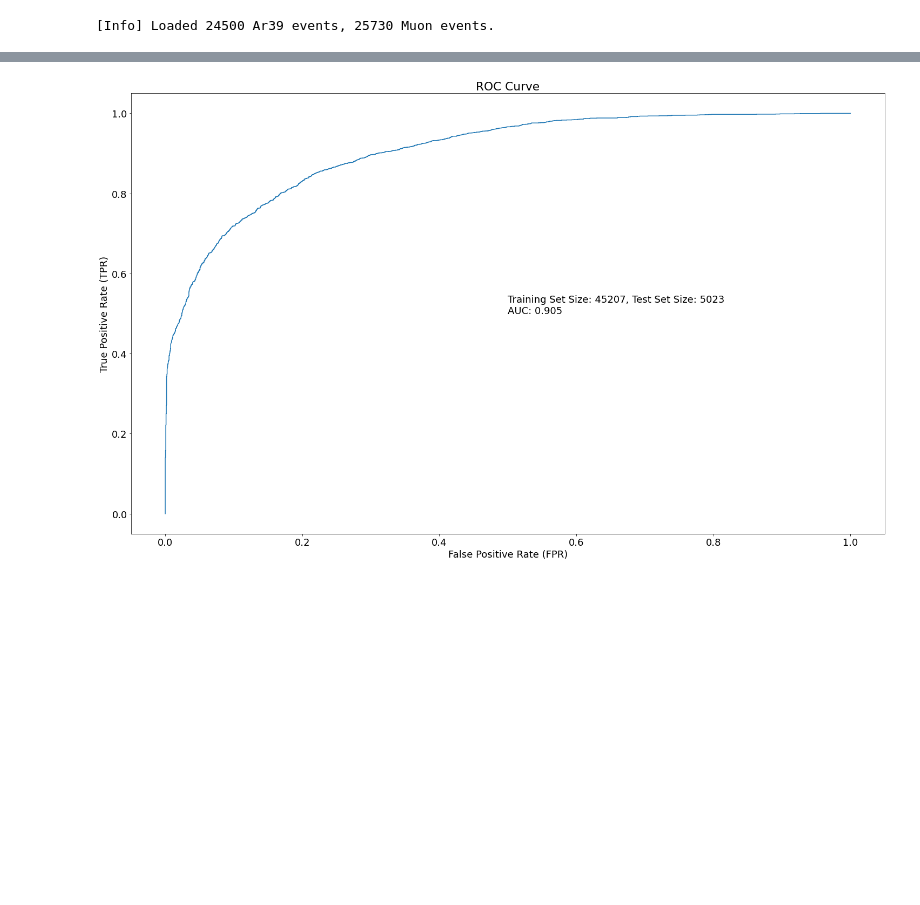
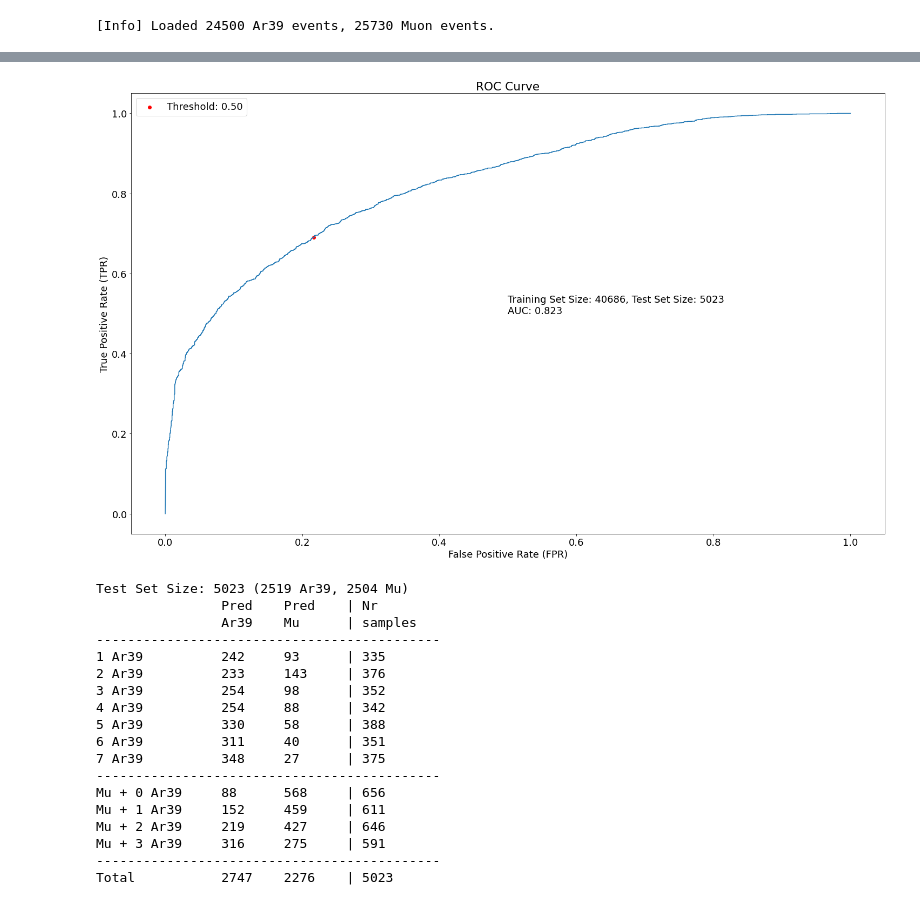
Before and after one commit to luigiberducci/ML4NP, a Jupyter notebook: ML4GeneralMuons/training_convnet.ipynb, the cells around one changed output, grey strips where cells are left out. Saved outputs shown, nothing was run; the diff lists cells and outputs as text; code cells hidden in the pictures; blank space fills up the shorter version.

```diff
--- a/ML4GeneralMuons/training_convnet.ipynb
+++ b/ML4GeneralMuons/training_convnet.ipynb
@@ -113,24 +144,32 @@ def repeat_train(model_generator, n_repeats=1, n_epochs=10, batch_size=32, model
         test_accuracy_list.append(accuracy)
     print("[Result] Model: {}. Mean Accuracy on test set ({} repeats): {:.3f}".format(model_name, n_repeats, np.mean(test_accuracy_list)))
 # %%
-def train_once_plus_roc(model_generator, n_epochs=10, batch_size=32, model_name="model_" + datetime.datetime.now().strftime("%Y%m%d-%H%M%S")):
+def train_once_plus_roc(X, y, model_generator, loss='binary_crossentropy', n_epochs=10, batch_size=32, model_name="model_" + datetime.datetime.now().strftime("%Y%m%d-%H%M%S")):
     # output dir
     log_dir = "logs/" + model_name
     model_dir = "models/" + model_name
+    # Manage Hinge loss labels
+    print("[PRE] Label Range: {}, {}. Threshold: {}\n".format(y.min(), y.max(), "?"))
+    if 'hinge' in loss:
+        y[y==0] = -1
+        threshold = 0.0
+    else:
+        threshold = 0.5
 
+    print("[Info] Loss: {}".format(loss))
+    print("[Info] Label Range: {}, {}. Threshold: {}\n".format(y.min(), y.max(), threshold))
     # Train and test
-    test_accuracy_list = []
     print("[Info] Start Train/Test of {}".format(model_name))
-
     # Isolate test data (eval) and validation data (train)
     X_train, X_test, id_train, id_test = train_test_split(X, np.arange(0, len(y)), test_size=0.1, random_state=1234)
     y_train, y_test = y[id_train], y[id_test]
     g_train, g_test = g[id_train], g[id_test]
-    X_train, X_dev, y_train, y_dev = train_test_split(X, y, test_size=0.1, random_state=1)
+    X_train, X_dev, y_train, y_dev = train_test_split(X_train, y_train, test_size=0.1, random_state=1)
     print("[Info] Starting Repeatition {}, {} epochs".format(1, n_epochs))
     # compile model
     model = model_generator()
-    model.compile(loss='binary_crossentropy', optimizer='adam', metrics=['accuracy'])
+    binary_accuracy = tf.keras.metrics.BinaryAccuracy(threshold=threshold)
+    model.compile(loss=loss, optimizer='adam', metrics=[binary_accuracy])
     # Callback: tensorboard and save best model
     tensorboard_callback = tf.keras.callbacks.TensorBoard(log_dir=os.path.join(log_dir, "model.oncerepeat" + str(1)), histogram_freq=1)
     modelcheckpoint_callback = tf.keras.callbacks.ModelCheckpoint(filepath=os.path.join(model_dir, "model.oncerepeat" + str(1) + ".epoch{epoch:02d}-valacc{val_accuracy:.5f}"),
@@ -142,17 +181,28 @@ def train_once_plus_roc(model_generator, n_epochs=10, batch_size=32, model_name=
                   verbose = 2, callbacks=[tensorboard_callback], validation_data=(X_dev, y_dev))
     # test
     y_pred = model.predict(X_test)
-    accuracy = accuracy_score(y_test, y_pred.round())
+    if "hinge" in loss:
+        y_binpred = [-1 if y<0 else +1 for y in y_pred]
+    else:
+        y_binpred = y_pred.round()
+    accuracy = accuracy_score(y_test, y_binpred)
     fpr, tpr, thresholds = roc_curve(y_test, y_pred)
     auc = roc_auc_score(y_test, y_pred)
 
     print("[Result] Model: {}. Accuracy on test set: {:.3f}".format(model_name, accuracy))
     plt.plot(fpr, tpr)
+    if "hinge" in loss:
+        threshold_id = np.argmin(abs(thresholds-threshold))
+    else:
+        threshold_id = np.argmin(abs(thresholds-threshold))
+    plt.scatter(fpr[threshold_id], tpr[threshold_id], color='r', label="Threshold: {:.2f}".format(thresholds[threshold_id]))
     plt.text(.5, .5, "Training Set Size: {}, Test Set Size: {}\nAUC: {:.3f}".format(len(X_train), len(X_test), auc))
     plt.xlabel("False Positive Rate (FPR)")
     plt.ylabel("True Positive Rate (TPR)")
     plt.title("ROC Curve")
+    plt.legend()
     plt.show()
+    print_my_confusion_matrix(g_test, y_pred)
     return X_test, y_test, g_test, model
 # %%
 n_repeats = 1
@@ -171,6 +221,13 @@ n_epochs = 25
 #repeat_train(model_generator=get_twoconv_model_wt_dropout, n_repeats=n_repeats, n_epochs=n_epochs, model_name=model_name)
 
 # 2Conv model: training, test
-model_name = "model_2conv_1maxpool_1dense_batch32_" + datetime.datetime.now().strftime("%Y%m%d-%H%M%S")
-X_test, y_test, g_test, model = train_once_plus_roc(model_generator=get_twoconv_model, n_epochs=n_epochs, model_name=model_name)
+losses = ["binary_crossentropy"]
+for loss in losses:
+    X, g, y = all_data[:, 2:-2], all_data[:, -2], all_data[:, -1]    # exclude edep, pedetected
+    if loss == "binary_crossentropy":
+        model_gen = get_twoconv_model
+    else:
+        model_gen = get_twoconv_model_forhingeloss
+    model_name = "model_2conv_1maxpool_1dense_batch32_" + loss + "_" + datetime.datetime.now().strftime("%Y%m%d-%H%M%S")
+    X_test, y_test, g_test, model = train_once_plus_roc(X, y, model_generator=model_gen, loss=loss, n_epochs=n_epochs, model_name=model_name)
 # %% [output]
@@ -194 +251,19 @@ Epoch 25/25
-[figure, old version]
+[figure, new version]
+Test Set Size: 5023 (2519 Ar39, 2504 Mu)
+                Pred    Pred    | Nr
+                Ar39    Mu      | samples
+--------------------------------------------
+1 Ar39          242     93      | 335
+2 Ar39          233     143     | 376
+3 Ar39          254     98      | 352
+4 Ar39          254     88      | 342
+5 Ar39          330     58      | 388
+6 Ar39          311     40      | 351
+7 Ar39          348     27      | 375
+--------------------------------------------
+Mu + 0 Ar39     88      568     | 656
+Mu + 1 Ar39     152     459     | 611
+Mu + 2 Ar39     219     427     | 646
+Mu + 3 Ar39     316     275     | 591
+--------------------------------------------
+Total           2747    2276    | 5023
```
Also changed, not shown: parts of 8 cells of this notebook, 1 other file.
